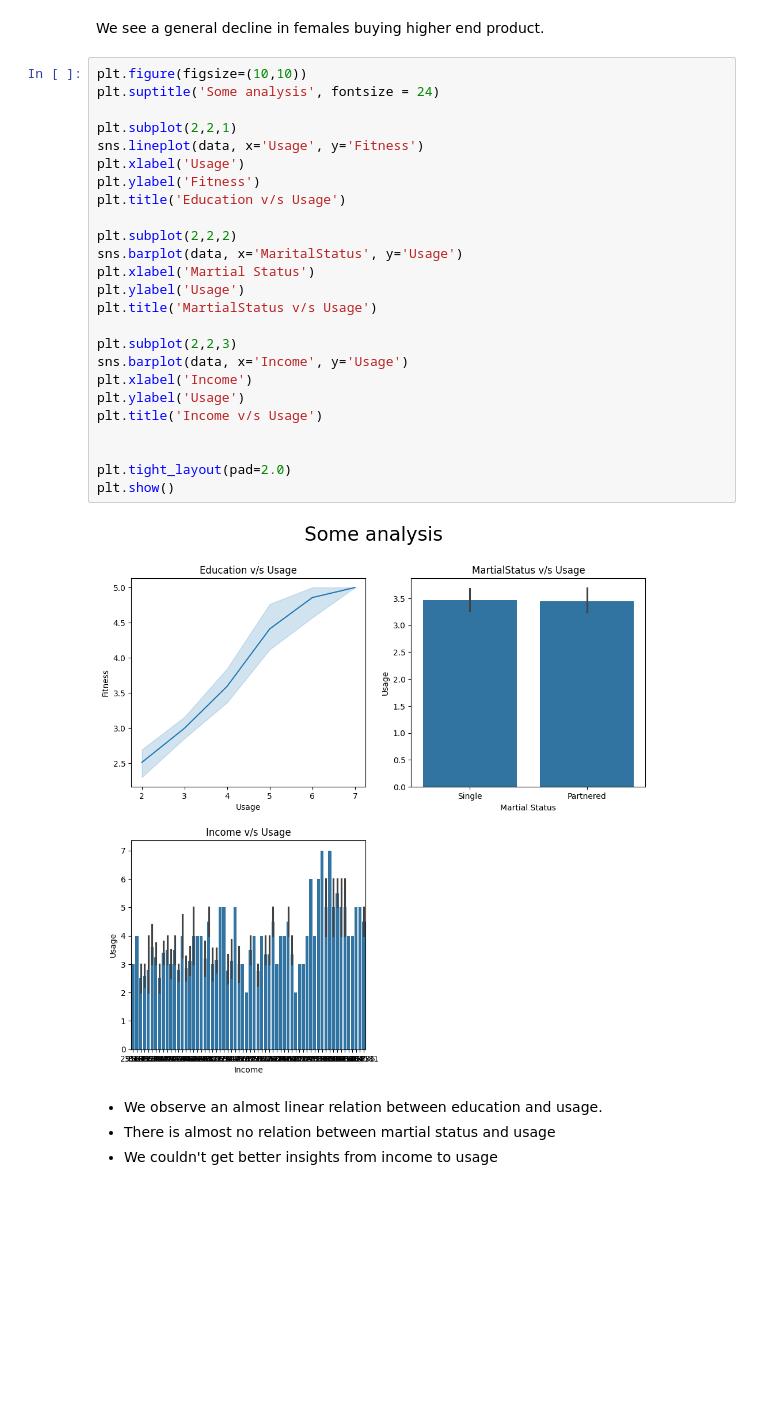
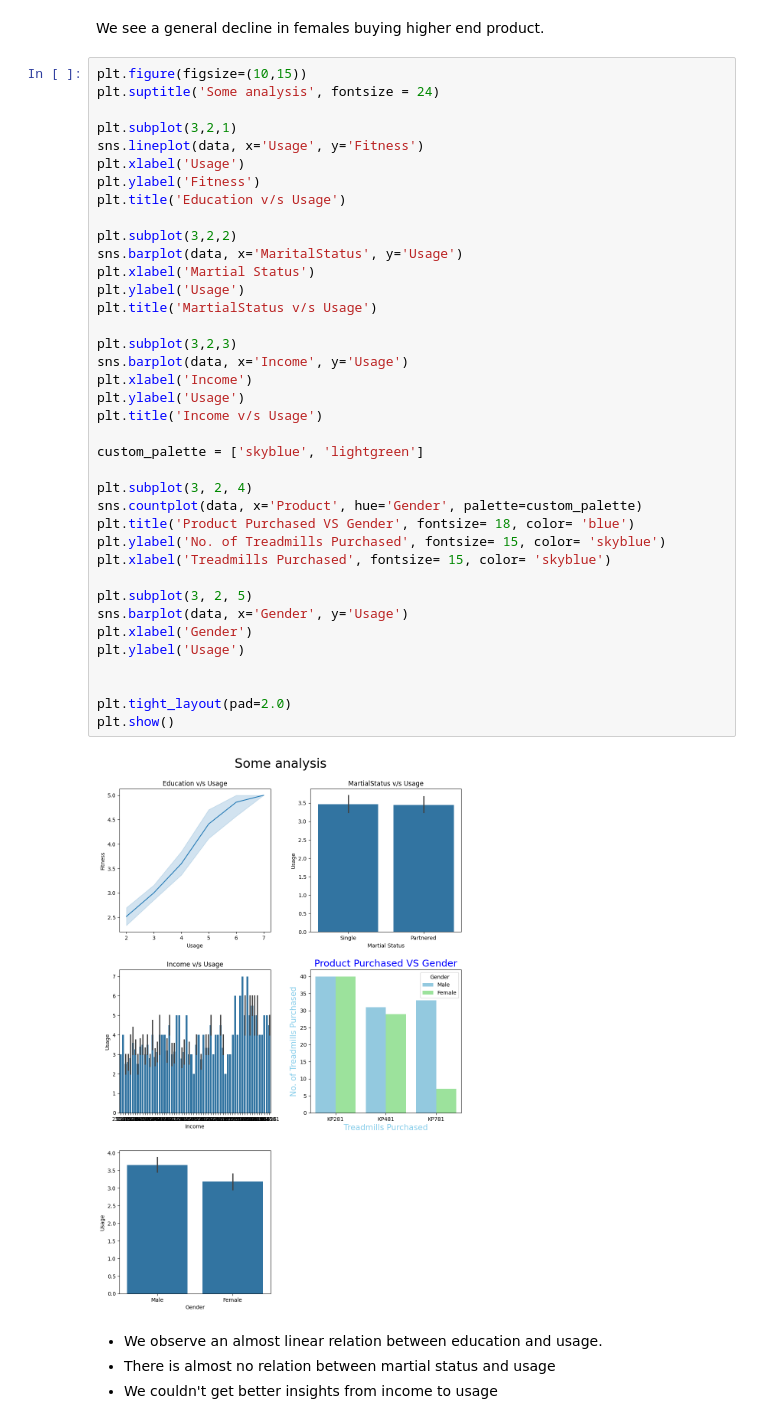
Before and after one commit to AbhinavGupta-de/AerofitCaseStudy, a Jupyter notebook: Aerofit_Case_Study.ipynb, the cells around one changed output. Saved outputs shown, nothing was run; the diff lists cells and outputs as text; blank space fills up the shorter version.

```diff
--- a/Aerofit_Case_Study.ipynb
+++ b/Aerofit_Case_Study.ipynb
@@ -328,32 +313,45 @@ plt.show()
 # %% [markdown]
 We see a general decline in females buying higher end product.
 # %%
-plt.figure(figsize=(10,10))
+plt.figure(figsize=(10,15))
 plt.suptitle('Some analysis', fontsize = 24)
 
-plt.subplot(2,2,1)
+plt.subplot(3,2,1)
 sns.lineplot(data, x='Usage', y='Fitness')
 plt.xlabel('Usage')
 plt.ylabel('Fitness')
 plt.title('Education v/s Usage')
 
-plt.subplot(2,2,2)
+plt.subplot(3,2,2)
 sns.barplot(data, x='MaritalStatus', y='Usage')
 plt.xlabel('Martial Status')
 plt.ylabel('Usage')
 plt.title('MartialStatus v/s Usage')
 
-plt.subplot(2,2,3)
+plt.subplot(3,2,3)
 sns.barplot(data, x='Income', y='Usage')
 plt.xlabel('Income')
 plt.ylabel('Usage')
 plt.title('Income v/s Usage')
 
+custom_palette = ['skyblue', 'lightgreen']
+
+plt.subplot(3, 2, 4)
+sns.countplot(data, x='Product', hue='Gender', palette=custom_palette)
+plt.title('Product Purchased VS Gender', fontsize= 18, color= 'blue')
+plt.ylabel('No. of Treadmills Purchased', fontsize= 15, color= 'skyblue')
+plt.xlabel('Treadmills Purchased', fontsize= 15, color= 'skyblue')
+
+plt.subplot(3, 2, 5)
+sns.barplot(data, x='Gender', y='Usage')
+plt.xlabel('Gender')
+plt.ylabel('Usage')
+
 
 plt.tight_layout(pad=2.0)
 plt.show()
 # %% [output]
-[figure, old version]
+[figure, new version]
 # %% [markdown]
 - We observe an almost linear relation between education and usage.
 - There is almost no relation between martial status and usage
```
Also changed, not shown: parts of 3 cells of this notebook.
